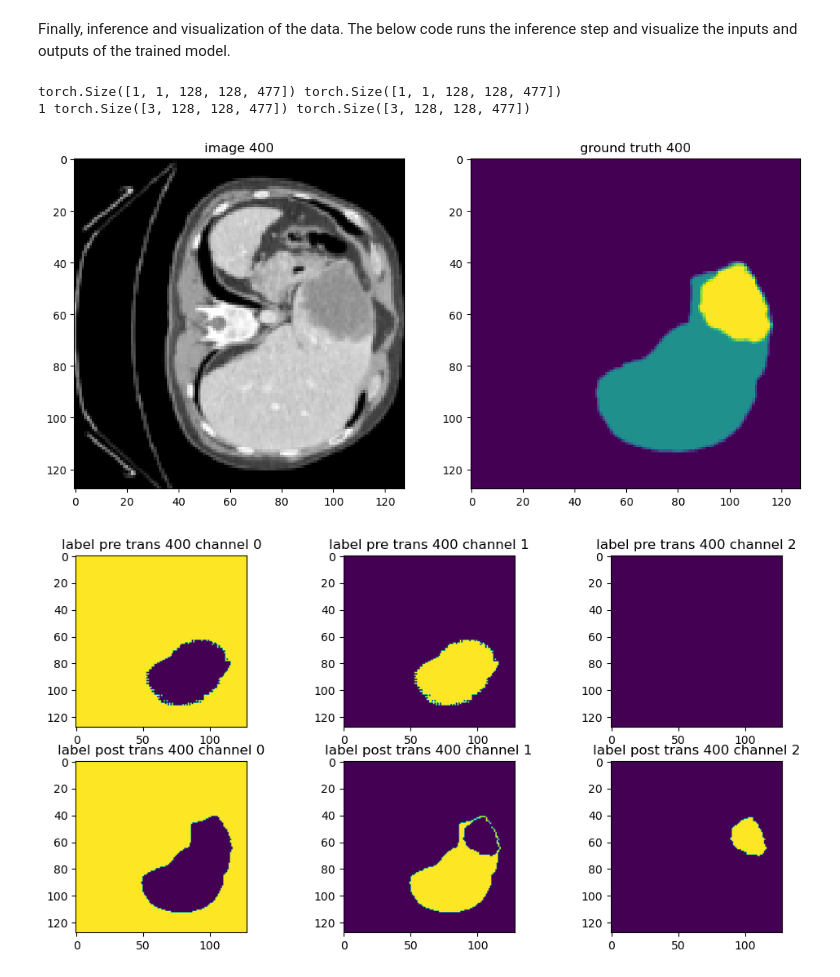
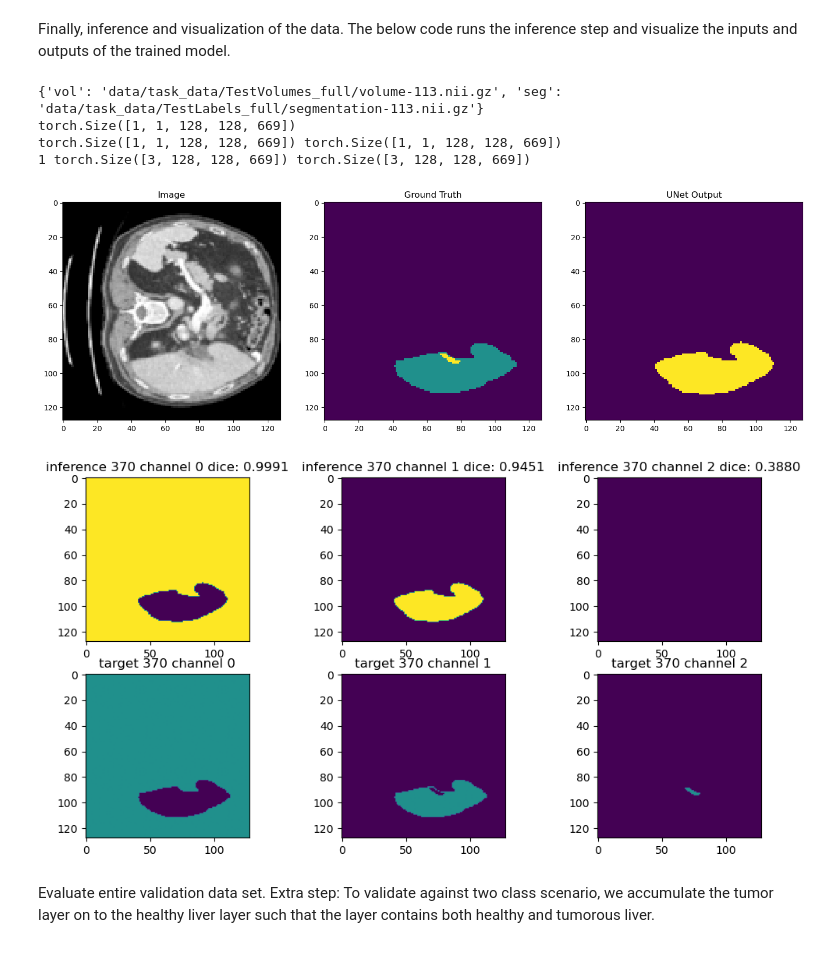
Before and after one commit to mushroonhead/eecs545_medImageSeg, a Jupyter notebook: test_one_hot.ipynb, the cells around one changed output. Cells and saved outputs as stored; diff of their text form; code cells hidden in the pictures.

```diff
--- a/test_one_hot.ipynb
+++ b/test_one_hot.ipynb
@@ -45,7 +52,7 @@ from grp_transforms import ForceSyncAffined
 'model_dir' specifies the folder where all the output after training the model should go, including the actual model itself and any metrics that have been used to quantify the training and testing performance.
 # %%
 in_dir = 'data/task_data'
-model_dir = 'data/task_results'
+model_dir = 'data/prev_train_results/unet_1_full_noFlip/' # 'data/task_results'
 # %% [markdown]
 Set model used
 # %%
@@ -124,7 +135,7 @@ path_test_segmentation = sorted(glob(os.path.join(in_dir, "TestLabels_full", "*.
 
 train_files = [{"vol": image_name, "seg": label_name} for image_name, label_name in zip(path_train_volumes, path_train_segmentation)]
 test_files = [{"vol": image_name, "seg": label_name} for image_name, label_name in zip(path_test_volumes, path_test_segmentation)]
-test_files = test_files[11:12] # only load a small segment of the test data
+test_files = test_files
 # %% [markdown]
 ### Step 3: Run inference using the trained model
 
@@ -137,7 +148,10 @@ Note this is the bare minimum requirements for processing and other methods coul
 a_min = -200
 a_max = 200
 pixdim=(1.5, 1.5, 1.0)
-roi_size=[128,128,64]
+roi_size=[-1,-1,64]
+model_inp_size=[128,128,-1]
+randrotate_prob = 0.5
+randrotate_xrange = 0.3
 # %%
 train_transforms = Compose(
     [
@@ -198,10 +233,21 @@ UNet(
 # %% [markdown]
 Finally, inference and visualization of the data. The below code runs the inference step and visualize the inputs and outputs of the trained model.
 # %%
-post_trans = Compose([AsDiscrete(argmax=True, to_onehot=3)])
+sample_id = 0
+print(test_files[sample_id])
+test_ds = Dataset(data=test_files[sample_id:sample_id+1], transform=val_transforms)
+test_loader = DataLoader(test_ds, batch_size=1)
+
+post_trans = Compose(
+    [
+        Activations(softmax=True),
+        # Activations(sigmoid=True),
+        AsDiscrete(argmax=True, to_onehot=3),
+    ])
 pre_trans = Compose([AsDiscrete(to_onehot=3)])
 
-dice_metric = DiceMetric(include_background=True, reduction="mean")
+dice_metric_mean_batch = DiceMetric(include_background=True, reduction="mean_batch")
+dice_metric_mean = DiceMetric(include_background=True, reduction="mean")
 
 sw_batch_size = 4
 roi_size = (128, 128, 64)
@@ -210,48 +256,63 @@ with torch.no_grad():
 
     val_volume = val_data["vol"]
     val_label = val_data["seg"]
+    print(val_volume.shape)
     val_volume, val_label = (val_volume.to(device), val_label.to(device))
 
     roi_size = (128, 128, 64)
     sw_batch_size = 1
 
     with torch.cuda.amp.autocast():
         val_outputs = sliding_window_inference(val_volume, roi_size, sw_batch_size, model, overlap=0.5)
 
     # Compute each val metrics
     val_outputs_tf = [post_trans(i) for i in decollate_batch(val_outputs)]
     val_label_tf = [pre_trans(i) for i in decollate_batch(val_label)]
-    dice_metric(y_pred=val_outputs_tf, y=val_label_tf)
+    dice_metric_mean_batch(y_pred=val_outputs_tf, y=val_label_tf)
+    dice_metric_mean(y_pred=val_outputs_tf, y=val_label_tf)
+
+    dices = dice_metric_mean_batch.aggregate()
+    mean_dice = dice_metric_mean.aggregate().item()
 
 print(val_data["vol"].shape, val_data["seg"].shape)
 print(len(val_outputs_tf), val_outputs_tf[0].shape, val_label_tf[0].shape)
 
 window_ind = 0
-depth_ind = 400
+depth_ind = 370
+
+combined_inference = torch.zeros_like(val_outputs_tf[window_ind][0, ..., depth_ind])
+class_one = val_outputs_tf[window_ind][1, ..., depth_ind] == 1
+class_two = val_outputs_tf[window_ind][2, ..., depth_ind] == 1
+combined_inference[class_one] = 1
+combined_inference[class_two] = 2
 
 disp_size = 6
-plt.figure("check", (disp_size * 2, disp_size))
-plt.subplot(1, 2, 1)
-plt.title(f"image {depth_ind}")
+plt.figure("check", (disp_size * 3, disp_size))
+plt.subplot(1, 3, 1)
+plt.title(f"Image")
 plt.imshow(val_data["vol"][0, 0, :, :, depth_ind], cmap="gray")
-plt.subplot(1, 2, 2)
-plt.title(f"ground truth {depth_ind}")
+plt.subplot(1, 3, 2)
+plt.title(f"Ground Truth")
 plt.imshow(val_data["seg"][0, 0, :, :, depth_ind])
-# plt.subplot(1, 3, 3)
-# plt.title(f"output {depth_ind}")
-# plt.imshow(torch.argmax(val_outputs[window_ind][..., depth_ind].detach().cpu(), dim=0))
+plt.subplot(1, 3, 3)
+plt.title(f"{model_type} Output")
+plt.imshow(combined_inference.detach().cpu(), vmin=0, vmax=2)
 
 plt.figure("sanity", (disp_size * 2, disp_size))
 for i in range(val_outputs_tf[window_ind].shape[0]):
     plt.subplot(2, 3, i+1)
-    plt.title(f"label post trans {depth_ind} channel {i}")
+    plt.title(f"inference {depth_ind} channel {i} dice: {dices[i]:.4f}")
     plt.imshow(val_outputs_tf[window_ind][i, ..., depth_ind].detach().cpu())
     plt.subplot(2, 3, i+4)
-    plt.title(f"label pre trans {depth_ind} channel {i}")
-    plt.imshow(val_label_tf[window_ind][i, ..., depth_ind].detach().cpu())
+    plt.title(f"target {depth_ind} channel {i}")
+    plt.imshow(val_label_tf[window_ind][i, ..., depth_ind].detach().cpu(), vmin=0, vmax=2)
 plt.show()
 # %% [output]
-torch.Size([1, 1, 128, 128, 477]) torch.Size([1, 1, 128, 128, 477])
-1 torch.Size([3, 128, 128, 477]) torch.Size([3, 128, 128, 477])
+{'vol': 'data/task_data/TestVolumes_full/volume-113.nii.gz', 'seg': 'data/task_data/TestLabels_full/segmentation-113.nii.gz'}
+torch.Size([1, 1, 128, 128, 669])
+torch.Size([1, 1, 128, 128, 669]) torch.Size([1, 1, 128, 128, 669])
+1 torch.Size([3, 128, 128, 669]) torch.Size([3, 128, 128, 669])
-[figure, old version]
+[figure, new version]
-[figure, old version]
+[figure, new version]
+# %% [markdown]
+Evaluate entire validation data set. Extra step: To validate against two class scenario, we accumulate the tumor layer on to the healthy liver layer such that the layer contains both healthy and tumorous liver.
```
Also changed, not shown: parts of 10 cells of this notebook, 3 other files.
